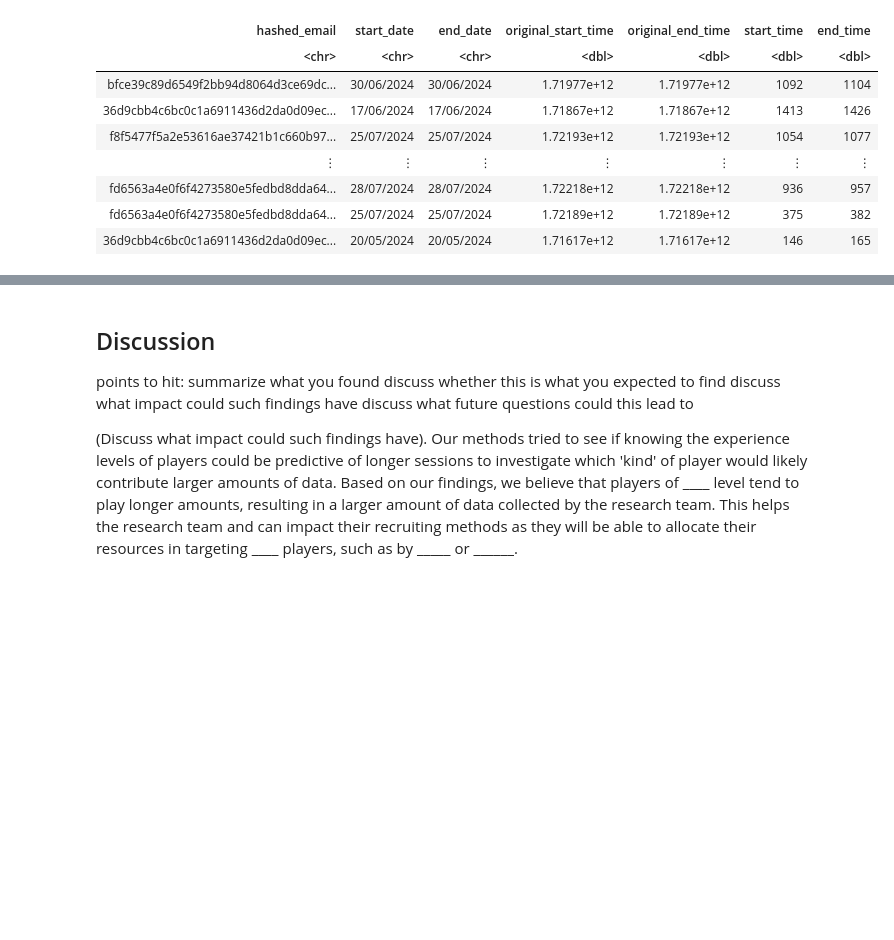
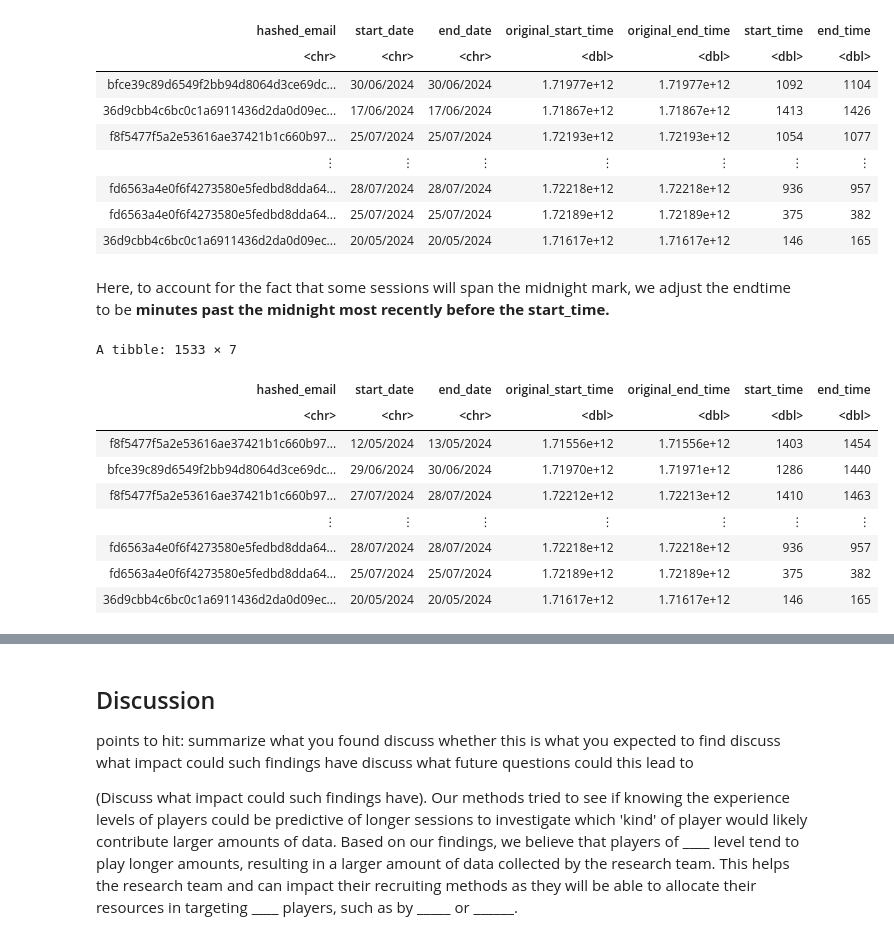
Before and after one commit to Booch58/Group-project, a Jupyter notebook: project_final_report.ipynb, the cells around one changed output, grey strips where cells are left out. Cells and saved outputs as stored; diff of their text form; code cells hidden in the pictures; blank space fills up the shorter version.

```diff
--- a/project_final_report.ipynb
+++ b/project_final_report.ipynb
@@ -117,3 +117,29 @@ A tibble: 1535 × 7
 | fd6563a4e0f6f4273580e5fedbd8dda64... | 28/07/2024 | 28/07/2024 | 1.72218e+12 | 1.72218e+12 | 936 | 957 |
 | fd6563a4e0f6f4273580e5fedbd8dda64... | 25/07/2024 | 25/07/2024 | 1.72189e+12 | 1.72189e+12 | 375 | 382 |
 | 36d9cbb4c6bc0c1a6911436d2da0d09ec... | 20/05/2024 | 20/05/2024 | 1.71617e+12 | 1.71617e+12 | 146 | 165 |
+# %% [markdown]
+Here, to account for the fact that some sessions will span the midnight mark, we adjust the endtime to be **minutes past the midnight most recently before the start_time.**
+# %%
+sessions_mid <- sessions |>
+    filter(end_date != start_date) |>
+    mutate(end_time = end_time + 1440)
+
+
+sessions_day <- sessions |>
+    filter(end_date == start_date)
+
+sessions_adj <- sessions_mid |>
+    bind_rows(sessions_day)
+
+sessions_adj
+# %% [output]
+A tibble: 1533 × 7
+| hashed_email | start_date | end_date | original_start_time | original_end_time | start_time | end_time |
+| <chr> | <chr> | <chr> | <dbl> | <dbl> | <dbl> | <dbl> |
+| f8f5477f5a2e53616ae37421b1c660b97... | 12/05/2024 | 13/05/2024 | 1.71556e+12 | 1.71556e+12 | 1403 | 1454 |
+| bfce39c89d6549f2bb94d8064d3ce69dc... | 29/06/2024 | 30/06/2024 | 1.71970e+12 | 1.71971e+12 | 1286 | 1440 |
+| f8f5477f5a2e53616ae37421b1c660b97... | 27/07/2024 | 28/07/2024 | 1.72212e+12 | 1.72213e+12 | 1410 | 1463 |
+| ⋮ | ⋮ | ⋮ | ⋮ | ⋮ | ⋮ | ⋮ |
+| fd6563a4e0f6f4273580e5fedbd8dda64... | 28/07/2024 | 28/07/2024 | 1.72218e+12 | 1.72218e+12 | 936 | 957 |
+| fd6563a4e0f6f4273580e5fedbd8dda64... | 25/07/2024 | 25/07/2024 | 1.72189e+12 | 1.72189e+12 | 375 | 382 |
+| 36d9cbb4c6bc0c1a6911436d2da0d09ec... | 20/05/2024 | 20/05/2024 | 1.71617e+12 | 1.71617e+12 | 146 | 165 |
```
Also changed, not shown: parts of 5 cells of this notebook.
